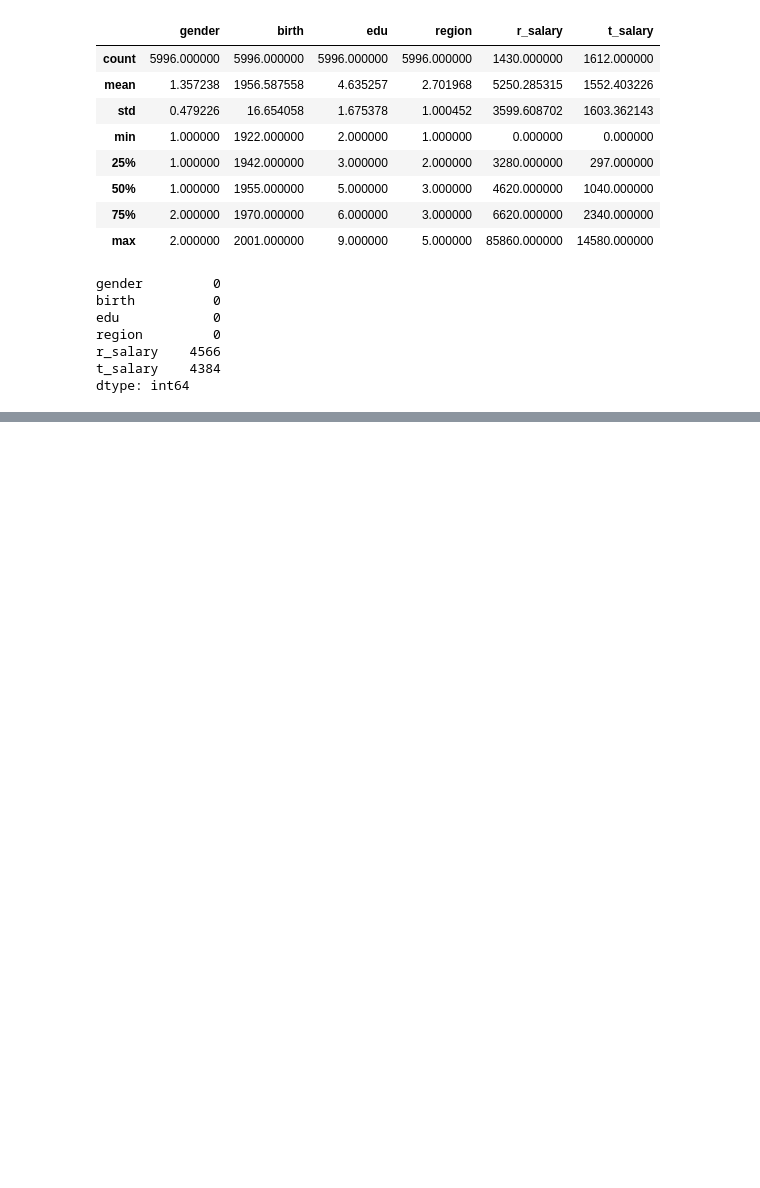
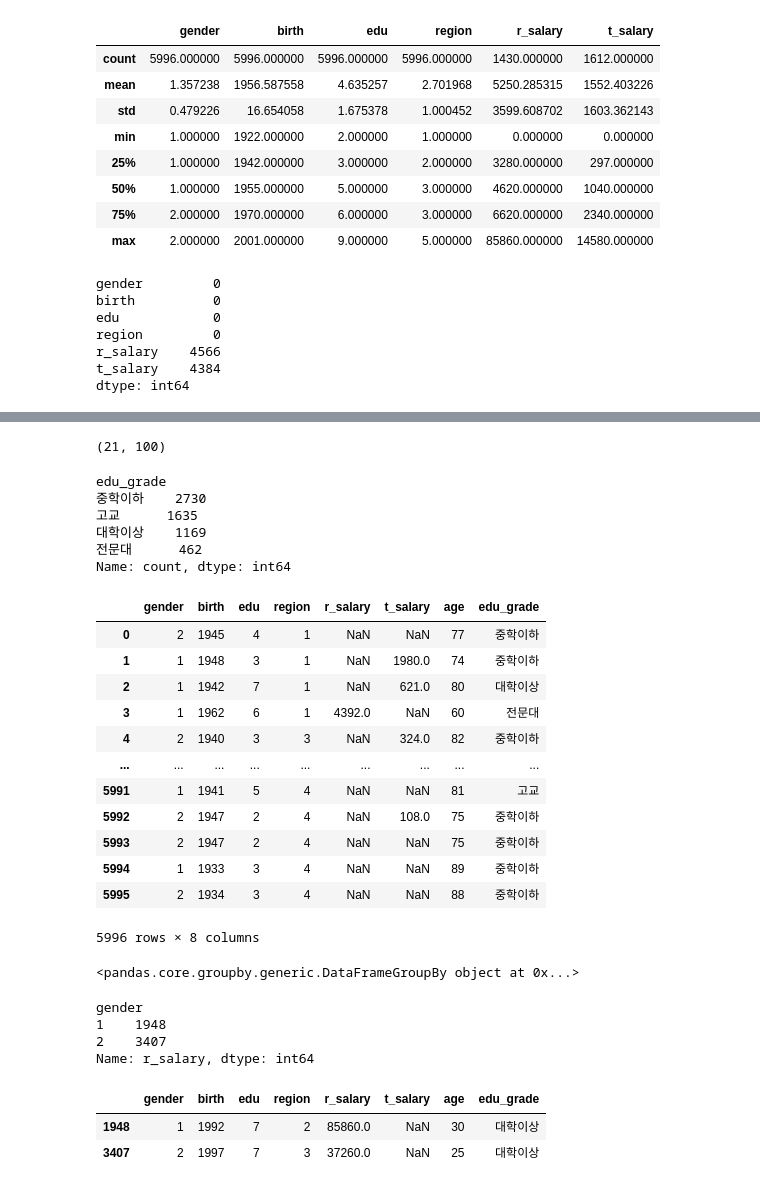
Before and after one commit to Indongspace/for_Data_Analysts-Song, a Jupyter notebook: 빅분기 복습/8장 실전문제.ipynb, the cells around one changed output, grey strips where cells are left out. Cells and saved outputs as stored; diff of their text form; code cells hidden in the pictures; blank space fills up the shorter version.

```diff
--- a/빅분기 복습/8장 실전문제.ipynb
+++ b/빅분기 복습/8장 실전문제.ipynb
@@ -529,4 +529,6 @@ t_salary    4384
 dtype: int64
 # %%
 import numpy as np
-house1['r_salary'] = np.where
+house1['r_salary'] = np.where(house1['r_salary']==0, np.nan, house1['r_salary'])
+house1['t_salary'] = np.where(house1['t_salary']==0, np.nan, house1['t_salary'])
+house1
@@ -532,0 +549,41 @@ house1['r_salary'] = np.where
+# %%
+house1['age'] = 2021 - house1['birth'] + 1
+# %%
+house1['age'].min(), house1['age'].max()
+# %% [output]
+(21, 100)
+# %%
+house1['edu_grade'] = '대학이상'
+house1.loc[house1['edu'].isin([2,3,4]), 'edu_grade'] = '중학이하'
+house1.loc[house1['edu']==5, 'edu_grade'] = '고교'
+house1.loc[house1['edu']==6, 'edu_grade'] = '전문대'
+# %%
+house1['edu_grade'] = '대학이상'
+house1.loc[house1['edu'].isin([2,3,4]), 'edu_grade'] = '중학이하'
+house1.loc[house1['edu']==5, 'edu_grade'] = '고교'
+house1.loc[house1['edu']==6, 'edu_grade'] = '전문대'
+# %%
+house1['edu_grade'].value_counts()
+# %% [output]
+edu_grade
+중학이하    2730
+고교      1635
+대학이상    1169
+전문대      462
+Name: count, dtype: int64
+# %%
+house1
+# %% [output]
+|  | gender | birth | edu | region | r_salary | t_salary | age | edu_grade |
+| 0 | 2 | 1945 | 4 | 1 | NaN | NaN | 77 | 중학이하 |
+| 1 | 1 | 1948 | 3 | 1 | NaN | 1980.0 | 74 | 중학이하 |
+| 2 | 1 | 1942 | 7 | 1 | NaN | 621.0 | 80 | 대학이상 |
+| 3 | 1 | 1962 | 6 | 1 | 4392.0 | NaN | 60 | 전문대 |
+| 4 | 2 | 1940 | 3 | 3 | NaN | 324.0 | 82 | 중학이하 |
+| ... | ... | ... | ... | ... | ... | ... | ... | ... |
+| 5991 | 1 | 1941 | 5 | 4 | NaN | NaN | 81 | 고교 |
+| 5992 | 2 | 1947 | 2 | 4 | NaN | 108.0 | 75 | 중학이하 |
+| 5993 | 2 | 1947 | 2 | 4 | NaN | NaN | 75 | 중학이하 |
+| 5994 | 1 | 1933 | 3 | 4 | NaN | NaN | 89 | 중학이하 |
+| 5995 | 2 | 1934 | 3 | 4 | NaN | NaN | 88 | 중학이하 |
+5996 rows × 8 columns
@@ -532,0 +593,4 @@ house1['r_salary'] = np.where
+# %%
+print(filtered_house1)
+# %% [output]
+<pandas.core.groupby.generic.DataFrameGroupBy object at 0x...>
@@ -532,0 +599,13 @@ house1['r_salary'] = np.where
+# %%
+max_r_salary_indices
+# %% [output]
+gender
+1    1948
+2    3407
+Name: r_salary, dtype: int64
+# %%
+house1.loc[max_r_salary_indices]
+# %% [output]
+|  | gender | birth | edu | region | r_salary | t_salary | age | edu_grade |
+| 1948 | 1 | 1992 | 7 | 2 | 85860.0 | NaN | 30 | 대학이상 |
+| 3407 | 2 | 1997 | 7 | 3 | 37260.0 | NaN | 25 | 대학이상 |
```
Also changed, not shown: parts of 38 cells of this notebook.
